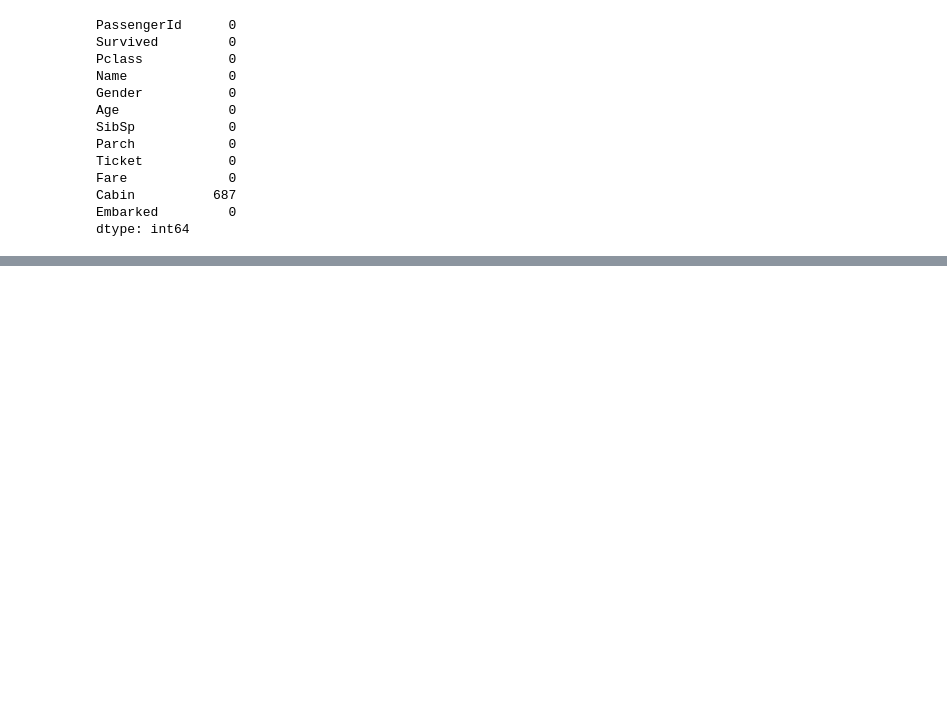
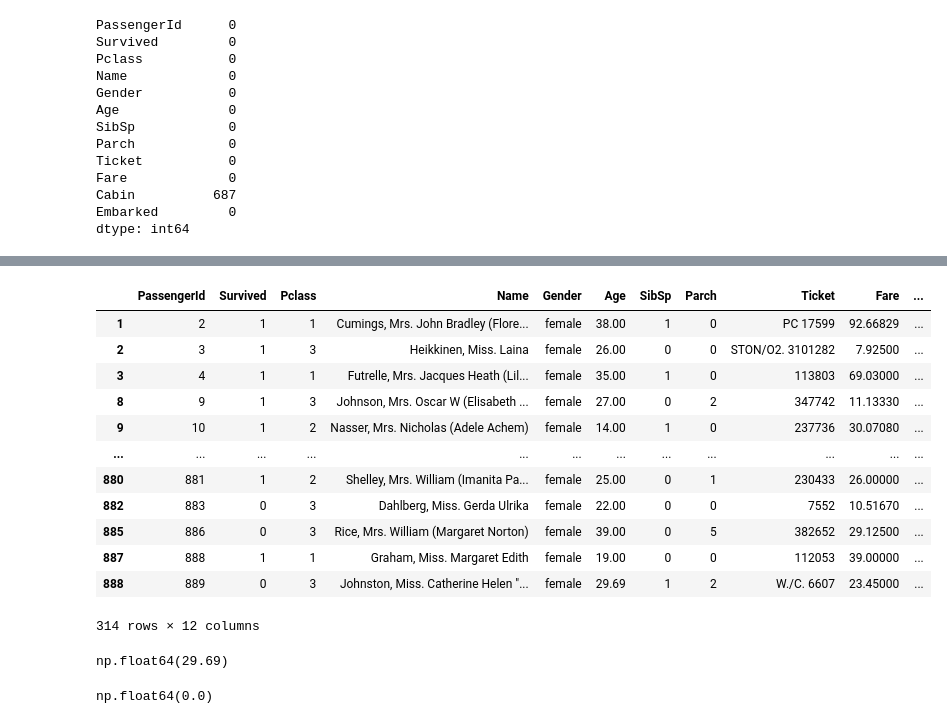
Before and after one commit to TrishaKollabattula/CRT, a Jupyter notebook: day4.ipynb, the cells around one changed output, grey strips where cells are left out. Drawn from its saved outputs; the diff is of its cells as text; code cells hidden in the pictures; blank space fills up the shorter version.

```diff
--- a/day4.ipynb
+++ b/day4.ipynb
@@ -302,0 +348,17 @@ dtype: int64
+# %%
+#. How can you filter the dataset to show only female passengers using .loc[]?
+df.loc[df["Gender"]=="female"]
+# %% [output]
+|  | PassengerId | Survived | Pclass | Name | Gender | Age | SibSp | Parch | Ticket | Fare | ... |
+| 1 | 2 | 1 | 1 | Cumings, Mrs. John Bradley (Flore... | female | 38.00 | 1 | 0 | PC 17599 | 92.66829 | ... |
+| 2 | 3 | 1 | 3 | Heikkinen, Miss. Laina | female | 26.00 | 0 | 0 | STON/O2. 3101282 | 7.92500 | ... |
+| 3 | 4 | 1 | 1 | Futrelle, Mrs. Jacques Heath (Lil... | female | 35.00 | 1 | 0 | 113803 | 69.03000 | ... |
+| 8 | 9 | 1 | 3 | Johnson, Mrs. Oscar W (Elisabeth ... | female | 27.00 | 0 | 2 | 347742 | 11.13330 | ... |
+| 9 | 10 | 1 | 2 | Nasser, Mrs. Nicholas (Adele Achem) | female | 14.00 | 1 | 0 | 237736 | 30.07080 | ... |
+| ... | ... | ... | ... | ... | ... | ... | ... | ... | ... | ... | ... |
+| 880 | 881 | 1 | 2 | Shelley, Mrs. William (Imanita Pa... | female | 25.00 | 0 | 1 | 230433 | 26.00000 | ... |
+| 882 | 883 | 0 | 3 | Dahlberg, Miss. Gerda Ulrika | female | 22.00 | 0 | 0 | 7552 | 10.51670 | ... |
+| 885 | 886 | 0 | 3 | Rice, Mrs. William (Margaret Norton) | female | 39.00 | 0 | 5 | 382652 | 29.12500 | ... |
+| 887 | 888 | 1 | 1 | Graham, Miss. Margaret Edith | female | 19.00 | 0 | 0 | 112053 | 39.00000 | ... |
+| 888 | 889 | 0 | 3 | Johnston, Miss. Catherine Helen "... | female | 29.69 | 1 | 2 | W./C. 6607 | 23.45000 | ... |
+314 rows × 12 columns
@@ -302,0 +368,9 @@ dtype: int64
+# %%
+#How would you replace null values in multiple columns ('Age' and 'Fare') using their median values?
+df['Age'].median()
+# %% [output]
+np.float64(29.69)
+# %%
+df['Fare'].median()
+# %% [output]
+np.float64(0.0)
```
Also changed, not shown: parts of 20 cells of this notebook.
